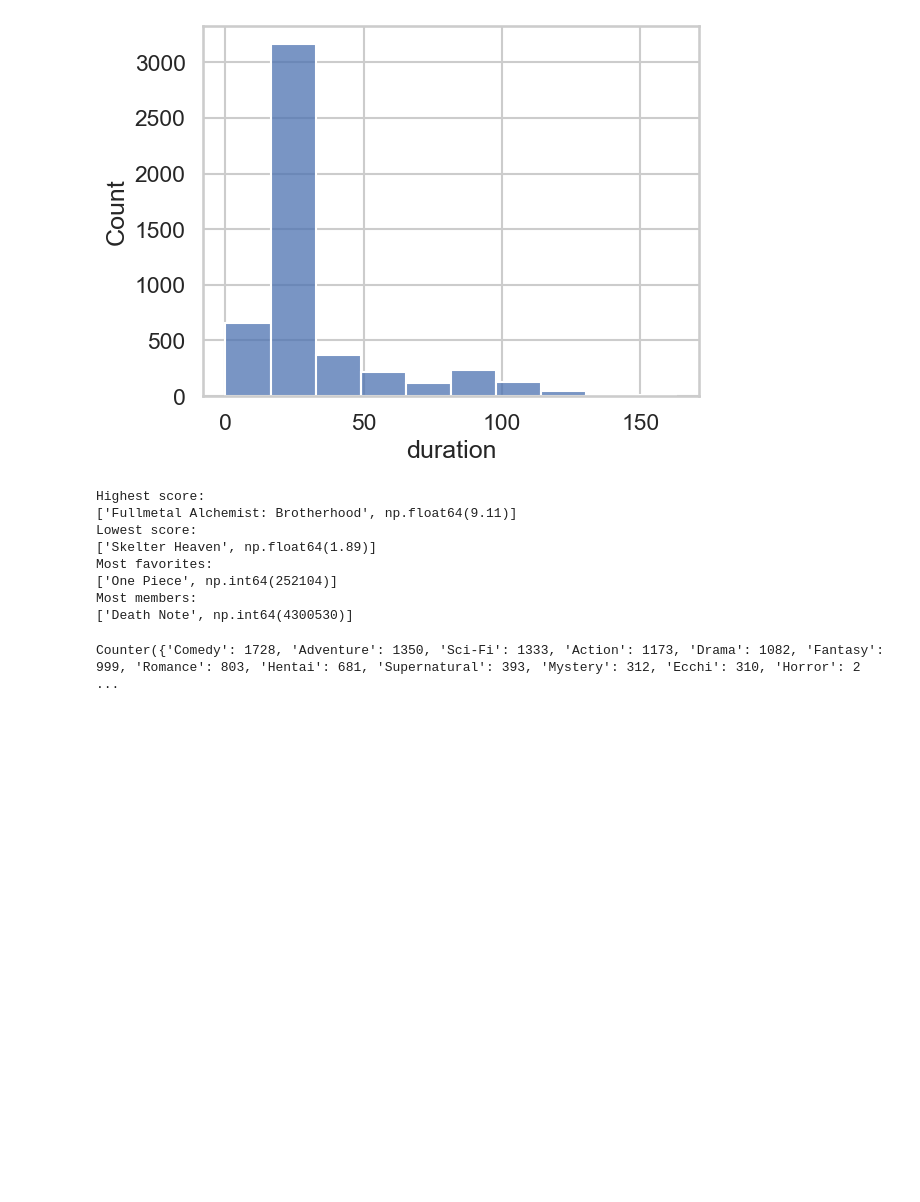
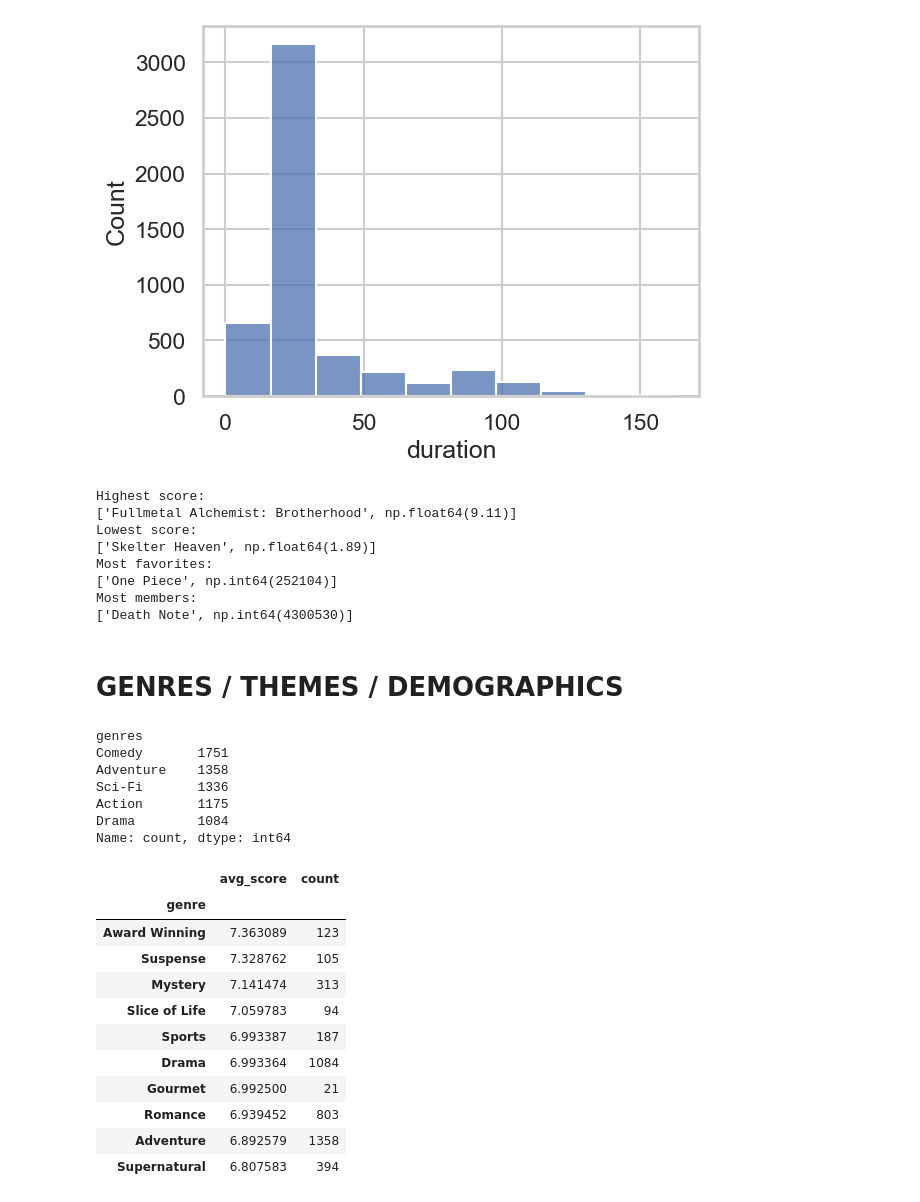
Before and after one commit to AZysk0/anime-data-analysis, a Jupyter notebook: anime_analysis_tasks.ipynb, the cells around one changed output. Cells and saved outputs as stored; diff of their text form; code cells hidden in the pictures; blank space fills up the shorter version.

```diff
--- a/anime_analysis_tasks.ipynb
+++ b/anime_analysis_tasks.ipynb
@@ -248,38 +266,57 @@ Most favorites:
 ['One Piece', np.int64(252104)]
 Most members:
 ['Death Note', np.int64(4300530)]
+# %% [markdown]
+# GENRES / THEMES / DEMOGRAPHICS
 # %%
 # =========================
 # GENRES / THEMES / DEMOGRAPHICS
 # =========================
-
 # problem: anime can have more than 1 genre
 # how to split anime by genres? so that we have many anime rows that contain those genres
 #
 
 # 10. Find the most common genres.
-from collections import Counter
-
-genres = anime_df['genres']  # remove
-all_genres_list = (
+genres = anime_df['genres']
+common_genres = (
     genres
-    .apply(list)
-    .sum()  # gor list of all genres concatenated
+    .explode()
+    .value_counts()
+    .iloc[:5]
 )
-genre_counts = Counter(all_genres_list)
-print(genre_counts)
-
-# 11. Find the highest-rated genres.
-
-# 12. Find the most popular genres.
-
-# 13. Analyze genre trends over time.
-
-# 14. Find the most common themes.
-
-# 15. Compare score distributions between demographics:
-#     Shounen, Seinen, Shoujo, Josei, etc.
-
-# 16. Analyze which demographics are most popular.
+common_genres
 # %% [output]
-Counter({'Comedy': 1728, 'Adventure': 1350, 'Sci-Fi': 1333, 'Action': 1173, 'Drama': 1082, 'Fantasy': 999, 'Romance': 803, 'Hentai': 681, 'Supernatural': 393, 'Mystery': 312, 'Ecchi': 310, 'Horror': 2 ...
+genres
+Comedy       1751
+Adventure    1358
+Sci-Fi       1336
+Action       1175
+Drama        1084
+Name: count, dtype: int64
+# %%
+# 11. Find the highest-rated genres.
+(
+    anime_df[['score', 'genres']]
+    .explode('genres')
+    .rename(columns={'genres': 'genre'})
+    .groupby('genre')['score']
+    .agg(
+        avg_score="mean",
+        count="size"
+    )
+    .sort_values('avg_score', ascending=False)
+    .iloc[:10]
+)
+# %% [output]
+|  | avg_score | count |
+| genre |  |  |
+| Award Winning | 7.363089 | 123 |
+| Suspense | 7.328762 | 105 |
+| Mystery | 7.141474 | 313 |
+| Slice of Life | 7.059783 | 94 |
+| Sports | 6.993387 | 187 |
+| Drama | 6.993364 | 1084 |
+| Gourmet | 6.992500 | 21 |
+| Romance | 6.939452 | 803 |
+| Adventure | 6.892579 | 1358 |
+| Supernatural | 6.807583 | 394 |
```
Also changed, not shown: parts of 6 cells of this notebook.
